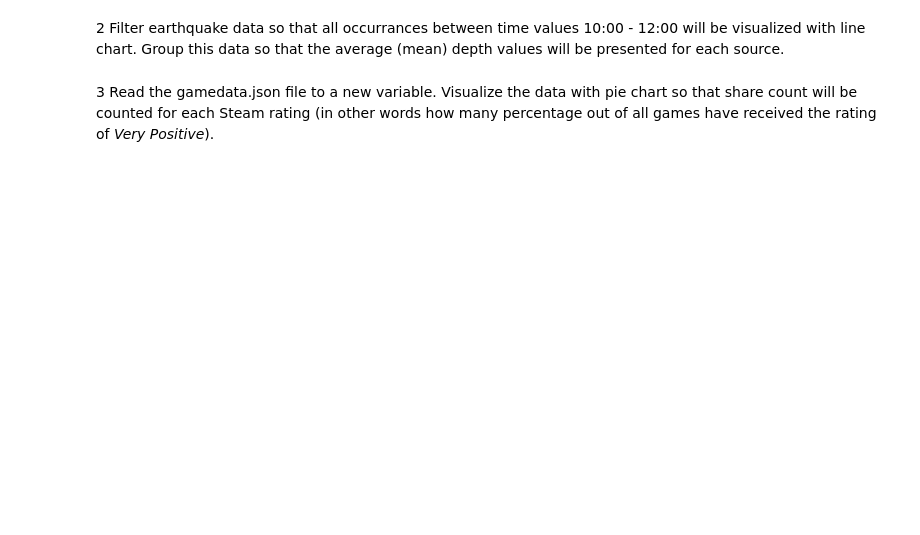
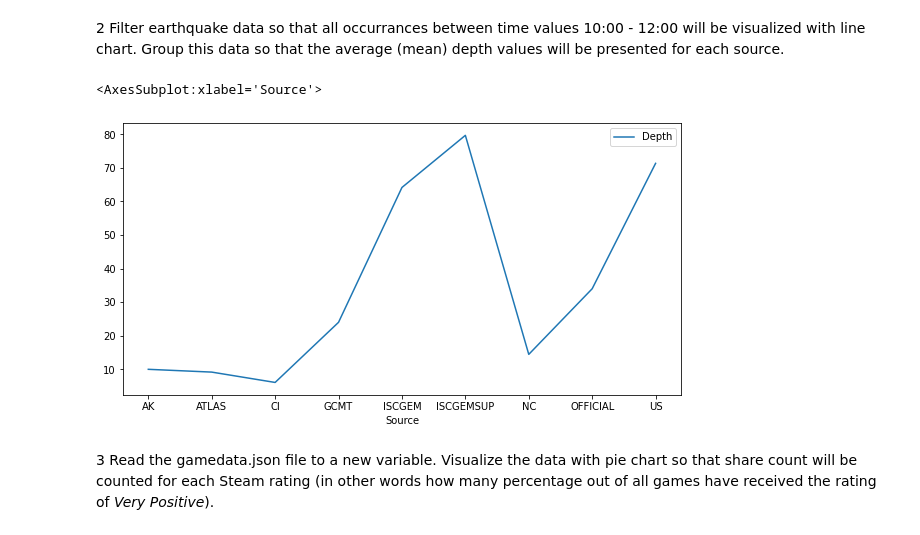
Before and after one commit to Seppalee/Data-analytics-and-Artificial-Intelligence, a Jupyter notebook: Exercises/ex07-data-visualization.ipynb, the cells around one changed output. Saved outputs shown, nothing was run; the diff lists cells and outputs as text; code cells hidden in the pictures; blank space fills up the shorter version.

```diff
--- a/Exercises/ex07-data-visualization.ipynb
+++ b/Exercises/ex07-data-visualization.ipynb
@@ -7,4 +18,11 @@
 # %% [markdown]
 2 Filter earthquake data so that all occurrances between time values 10:00 - 12:00 will be visualized with line chart. Group this data so that the average (mean) depth values will be presented for each source.
+# %%
+eq_data2 = eq_data[(eq_data["Time"].str.startswith("10")) | eq_data["Time"].str.startswith("11")]
+eq_data2_source = eq_data2.groupby("Source", as_index=False).agg({"Depth" : "mean"})
+eq_data2_source.plot(kind="line", x="Source", y="Depth", figsize=(10,5))
+# %% [output]
+<AxesSubplot:xlabel='Source'>
+[figure, added]
 # %% [markdown]
 3 Read the gamedata.json file to a new variable. Visualize the data with pie chart so that share count will be counted for each Steam rating (in other words how many percentage out of all games have received the rating of *Very Positive*).
```
Also changed, not shown: parts of 5 cells of this notebook, 1 other file.
